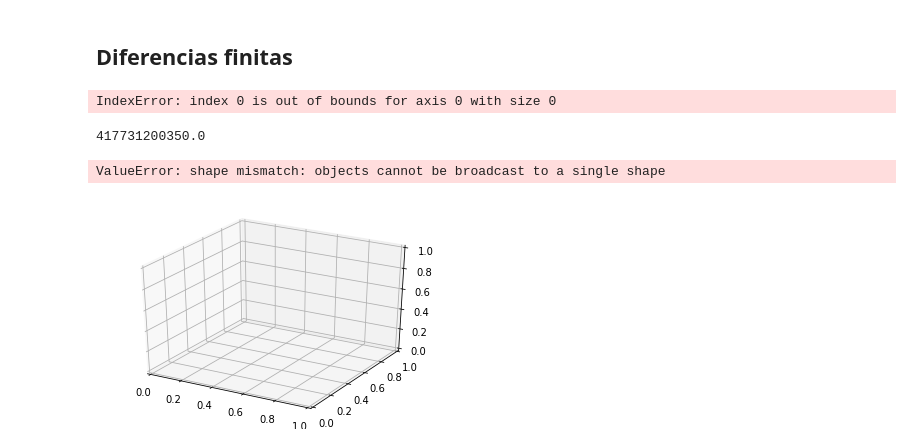
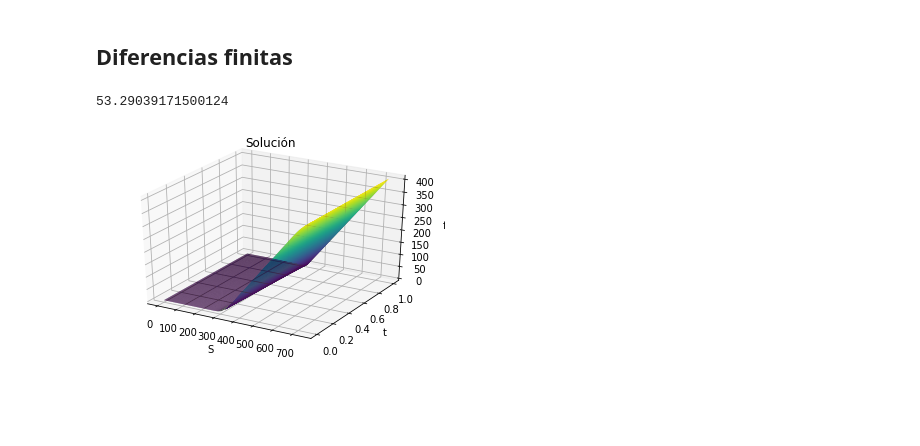
Before and after one commit to CamiVasz/Procesos-Estocasticos-2, a Jupyter notebook: Metodos numericos/Metodos Numericos Proceso de Reversion a la Media.ipynb, the cells around one changed output. Saved outputs shown, nothing was run; the diff lists cells and outputs as text; code cells hidden in the pictures; blank space fills up the shorter version.

```diff
--- a/Metodos numericos/Metodos Numericos Proceso de Reversion a la Media.ipynb
+++ b/Metodos numericos/Metodos Numericos Proceso de Reversion a la Media.ipynb
@@ -97,7 +97,7 @@ f[0,0]
 ## Diferencias finitas
 # %%
 Smax = 2*s0
-dS = 0.1
+dS = 0.75
 M = int(np.ceil(Smax/dS))
 dt = dS**2/sigma**2
 N = int(np.ceil(T/dt))
@@ -123,24 +123,19 @@ t = np.arange(0, T+dt, dt)
 indice = np.where(S == s0)[0][0]
 print(f[0,indice])
 # %% [output]
-IndexError: index 0 is out of bounds for axis 0 with size 0
+53.29039171500124
-# %%
-M/dt
-# %% [output]
-417731200350.0
 # %%
-X = S[:-1]
+X = S
 Y = t
 X, Y = np.meshgrid(X, Y)
 
 fig = plt.figure()
 ax = plt.axes(projection='3d')
 ax.plot_surface(X, Y, f, rstride=1, cstride=1,
                 cmap='viridis', edgecolor='none')
 ax.set_title('Solución');
 ax.set_xlabel('S')
 ax.set_ylabel('t')
 ax.set_zlabel('f');
 # %% [output]
-ValueError: shape mismatch: objects cannot be broadcast to a single shape
-[figure, old version]
+[figure, new version]
```
Also changed, not shown: parts of 1 cell of this notebook, 18 other files.
